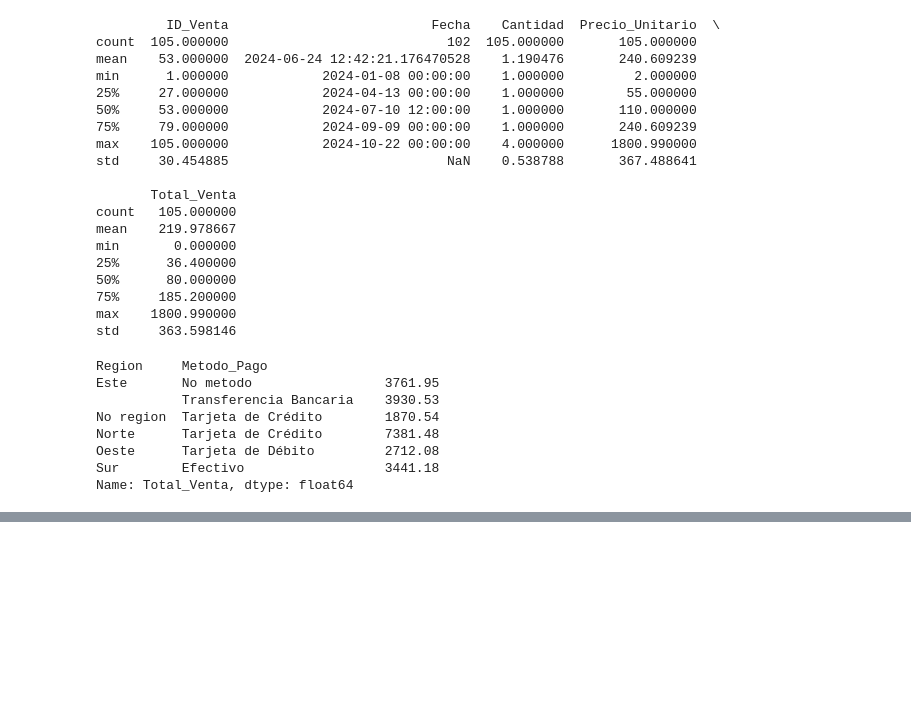
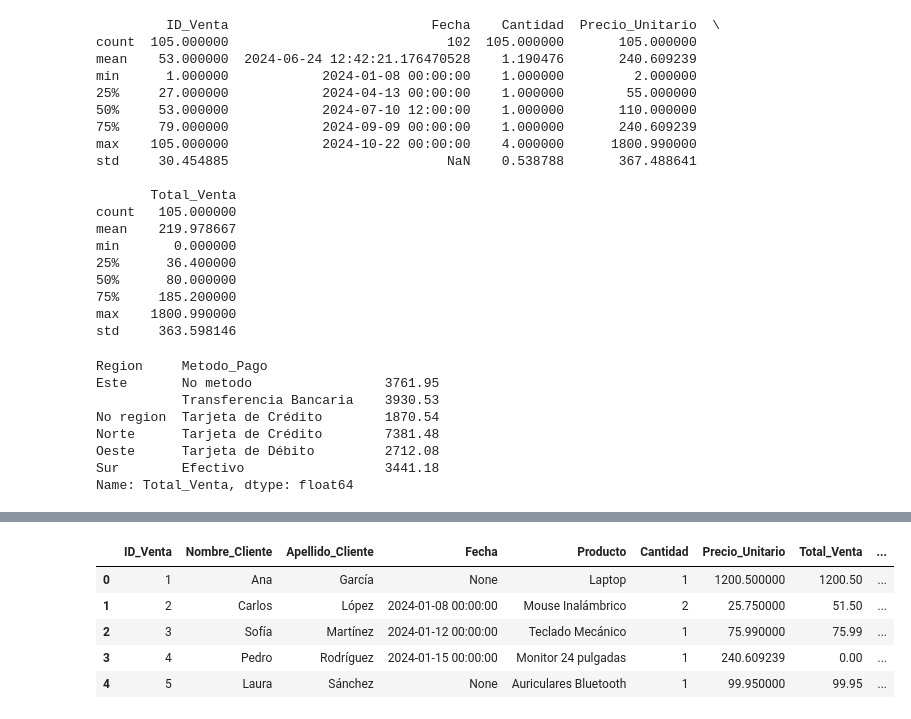
Before and after one commit to Ticii18/parcial1_tlp3_ticiano_vera, a Jupyter notebook: main (1).ipynb, the cells around one changed output, grey strips where cells are left out. Cells and saved outputs as stored; diff of their text form; code cells hidden in the pictures; blank space fills up the shorter version.

```diff
--- a/main (1).ipynb
+++ b/main (1).ipynb
@@ -204,0 +237,16 @@ Name: Total_Venta, dtype: float64
+# %%
+import sqlite3
+
+conex= sqlite3.connect("ventas.db")
+df.to_sql("VentasDB", conex, if_exists="replace",index=False )
+
+pd.read_sql("Select * from VentasDB LIMIT 5", conex)
+
+conex.close()
+# %% [output]
+|  | ID_Venta | Nombre_Cliente | Apellido_Cliente | Fecha | Producto | Cantidad | Precio_Unitario | Total_Venta | ... |
+| 0 | 1 | Ana | García | None | Laptop | 1 | 1200.500000 | 1200.50 | ... |
+| 1 | 2 | Carlos | López | 2024-01-08 00:00:00 | Mouse Inalámbrico | 2 | 25.750000 | 51.50 | ... |
+| 2 | 3 | Sofía | Martínez | 2024-01-12 00:00:00 | Teclado Mecánico | 1 | 75.990000 | 75.99 | ... |
+| 3 | 4 | Pedro | Rodríguez | 2024-01-15 00:00:00 | Monitor 24 pulgadas | 1 | 240.609239 | 0.00 | ... |
+| 4 | 5 | Laura | Sánchez | None | Auriculares Bluetooth | 1 | 99.950000 | 99.95 | ... |
```
Also changed, not shown: parts of 5 cells of this notebook, 1 other file.
